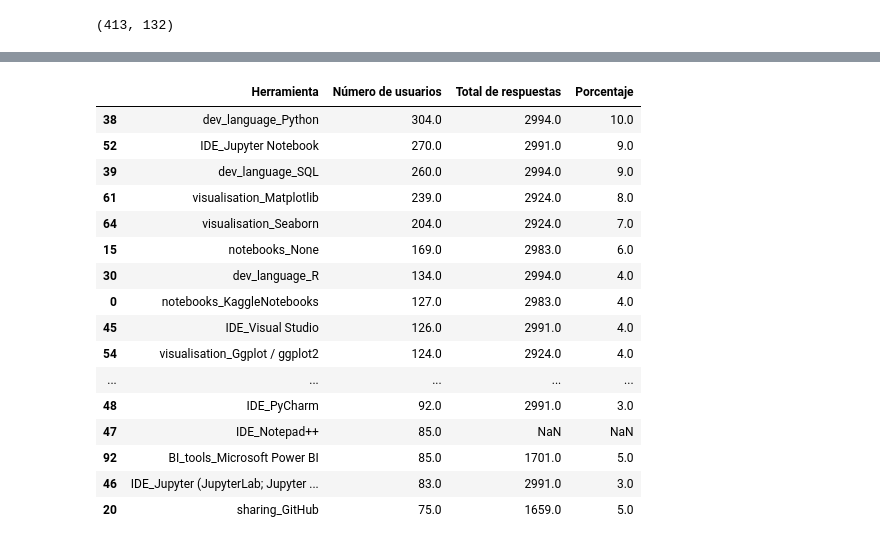
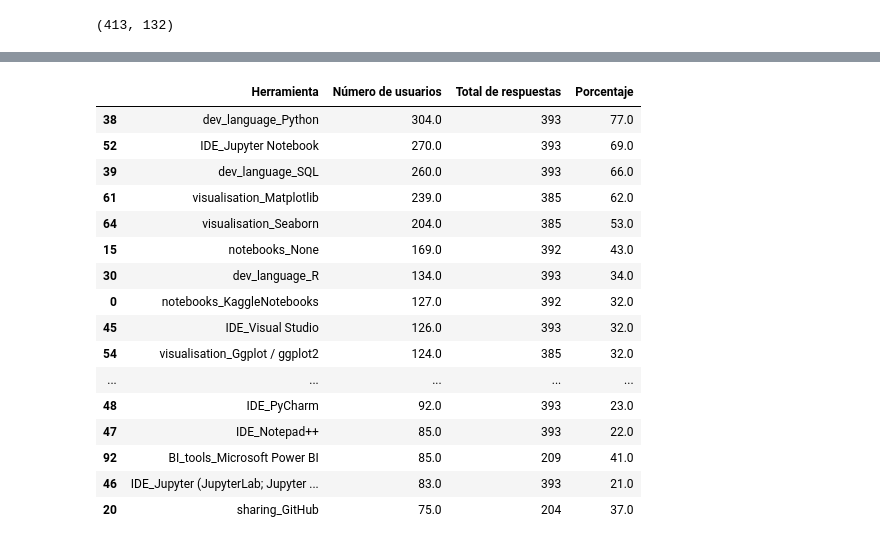
Before and after one commit to Adalab/project-da-promo-d-module-2-team-2-, a Jupyter notebook: notebooks/visualizacion.ipynb, the cells around one changed output, grey strips where cells are left out. Cells and saved outputs as stored; diff of their text form; code cells hidden in the pictures.

```diff
--- a/notebooks/visualizacion.ipynb
+++ b/notebooks/visualizacion.ipynb
@@ -680,3 +695,27 @@ df_tools_eu = df_eu.drop(columns = ['activities_data_infrastructure',
+# %%
+diccionario_eu_totals = {'dev_language_Python': 393,
+                    'IDE_Jupyter Notebook': 393,
+                    'visualisation_Matplotlib': 385,
+                    'dev_language_SQL': 393,
+                    'visualisation_Seaborn': 385,
+                    'IDE_Visual Studio': 393,
+                    'notebooks_KaggleNotebooks': 392,
+                    'notebooks_None': 392,
+                    'dev_language_R': 393,
+                    'notebooks_ColabNotebooks': 392,
+                    'IDE_Visual Studio Code (VSCode)': 393,
+                    'visualisation_Ggplot / ggplot2': 385,
+                    'IDE_RStudio': 393,
+                    'visualisation_Plotly / Plotly Express': 385,
+                    'BI_tools_Tableau': 209,
+                    'sharing_GitHub': 204,
+                    'IDE_PyCharm': 393,
+                    'big_data_MySQL': 211,
+                    'BI_tools_Microsoft Power BI': 209,
+                    'IDE_Jupyter (JupyterLab; Jupyter Notebooks; etc)': 393,
+                    'IDE_Visual Studio Code (VSCode)':393,
+                    'IDE_Notepad++':393,
+                    'sharing_does_not_share':204}
 # %%
 df_sum_tools_eu = df_tools_eu.select_dtypes(include=np.number).sum().reset_index()
 df_sum_tools_eu.columns = ['Herramienta', 'Número de usuarios']
@@ -684,22 +742,22 @@ df_sum_tools_eu = df_sum_tools_eu.sort_values(by='Número de usuarios', ascendin
 # %%
-df_sum_tools_eu['Total de respuestas'] = df_sum_tools_eu['Herramienta'].map(diccionario_tools_totals)
+df_sum_tools_eu['Total de respuestas'] = df_sum_tools_eu['Herramienta'].map(diccionario_eu_totals)
 df_sum_tools_eu['Porcentaje'] = round((df_sum_tools_eu['Número de usuarios'] / df_sum_tools_eu['Total de respuestas'] * 100), 0)
 df_sum_tools_eu
 # %% [output]
 |  | Herramienta | Número de usuarios | Total de respuestas | Porcentaje |
-| 38 | dev_language_Python | 304.0 | 2994.0 | 10.0 |
-| 52 | IDE_Jupyter Notebook | 270.0 | 2991.0 | 9.0 |
-| 39 | dev_language_SQL | 260.0 | 2994.0 | 9.0 |
-| 61 | visualisation_Matplotlib | 239.0 | 2924.0 | 8.0 |
-| 64 | visualisation_Seaborn | 204.0 | 2924.0 | 7.0 |
-| 15 | notebooks_None | 169.0 | 2983.0 | 6.0 |
-| 30 | dev_language_R | 134.0 | 2994.0 | 4.0 |
-| 0 | notebooks_KaggleNotebooks | 127.0 | 2983.0 | 4.0 |
-| 45 | IDE_Visual Studio | 126.0 | 2991.0 | 4.0 |
-| 54 | visualisation_Ggplot / ggplot2 | 124.0 | 2924.0 | 4.0 |
+| 38 | dev_language_Python | 304.0 | 393 | 77.0 |
+| 52 | IDE_Jupyter Notebook | 270.0 | 393 | 69.0 |
+| 39 | dev_language_SQL | 260.0 | 393 | 66.0 |
+| 61 | visualisation_Matplotlib | 239.0 | 385 | 62.0 |
+| 64 | visualisation_Seaborn | 204.0 | 385 | 53.0 |
+| 15 | notebooks_None | 169.0 | 392 | 43.0 |
+| 30 | dev_language_R | 134.0 | 393 | 34.0 |
+| 0 | notebooks_KaggleNotebooks | 127.0 | 392 | 32.0 |
+| 45 | IDE_Visual Studio | 126.0 | 393 | 32.0 |
+| 54 | visualisation_Ggplot / ggplot2 | 124.0 | 385 | 32.0 |
 | ... | ... | ... | ... | ... |
-| 48 | IDE_PyCharm | 92.0 | 2991.0 | 3.0 |
-| 47 | IDE_Notepad++ | 85.0 | NaN | NaN |
-| 92 | BI_tools_Microsoft Power BI | 85.0 | 1701.0 | 5.0 |
-| 46 | IDE_Jupyter (JupyterLab; Jupyter ... | 83.0 | 2991.0 | 3.0 |
-| 20 | sharing_GitHub | 75.0 | 1659.0 | 5.0 |
+| 48 | IDE_PyCharm | 92.0 | 393 | 23.0 |
+| 47 | IDE_Notepad++ | 85.0 | 393 | 22.0 |
+| 92 | BI_tools_Microsoft Power BI | 85.0 | 209 | 41.0 |
+| 46 | IDE_Jupyter (JupyterLab; Jupyter ... | 83.0 | 393 | 21.0 |
+| 20 | sharing_GitHub | 75.0 | 204 | 37.0 |
```
Also changed, not shown: parts of 8 cells of this notebook.
